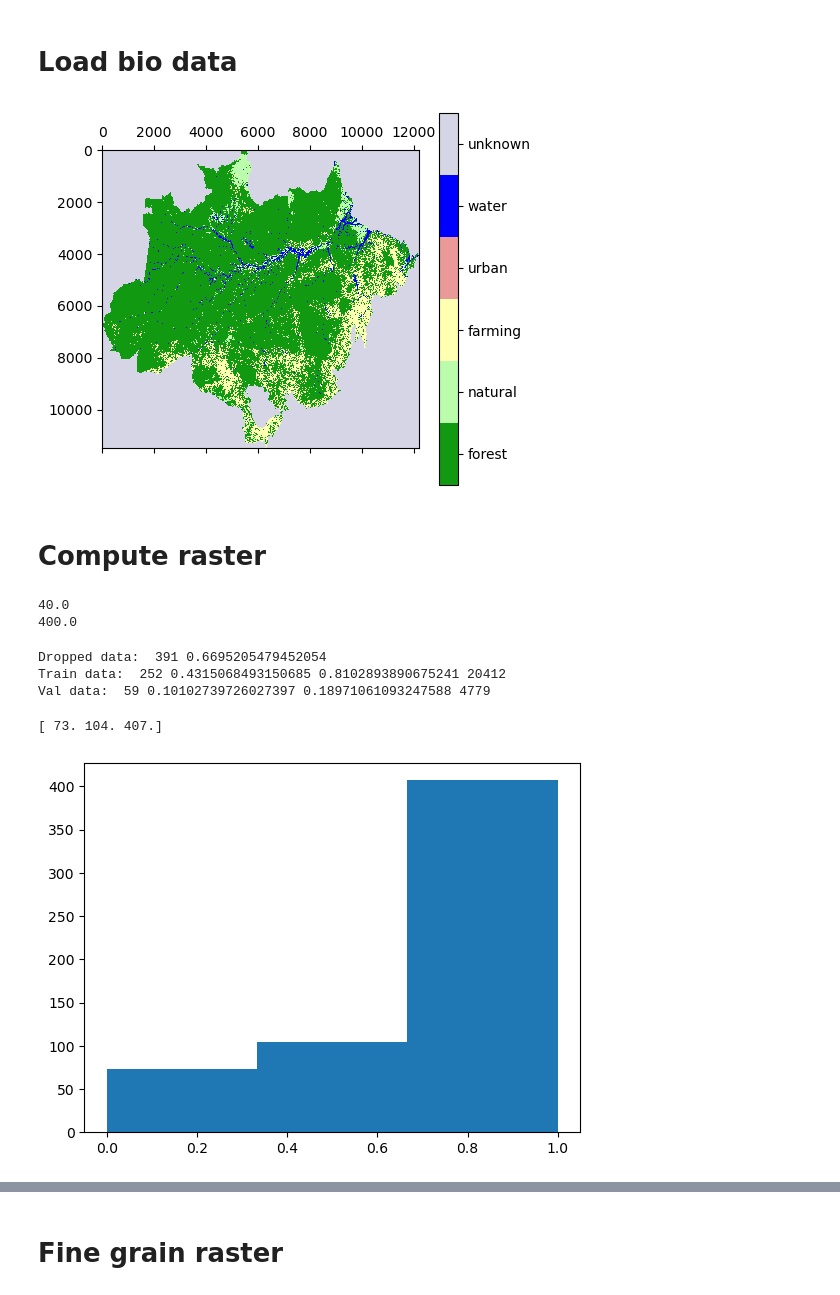
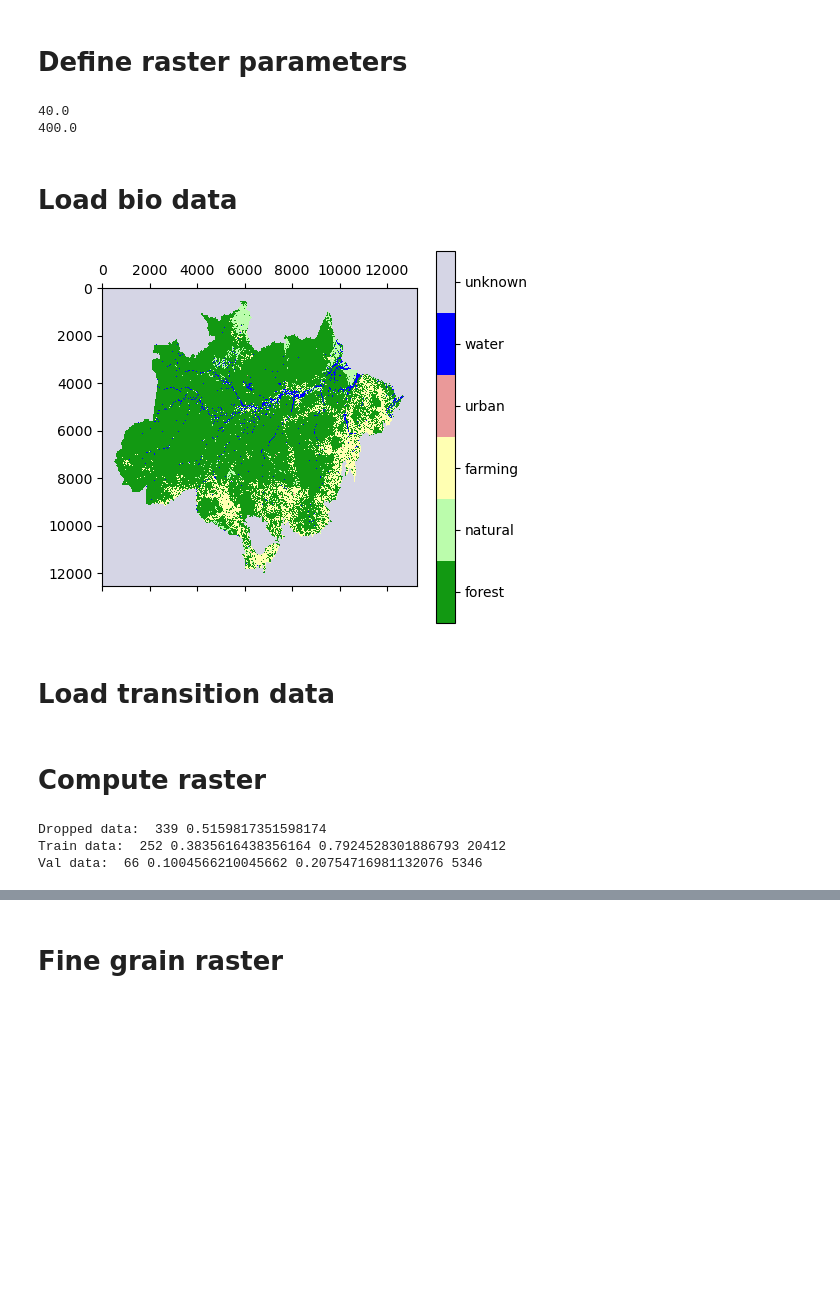
Before and after one commit to TimEngelmann/future-deforestation, a Jupyter notebook: notebooks/data_splitting.ipynb, the cells around one changed output, grey strips where cells are left out. Drawn from its saved outputs; the diff is of its cells as text; code cells hidden in the pictures; blank space fills up the shorter version.

```diff
--- a/notebooks/data_splitting.ipynb
+++ b/notebooks/data_splitting.ipynb
@@ -113,16 +113,54 @@ def preprocess_data(dst_crs, resolution):
 resolution = 250
 dst_crs = 'EPSG:6933'
 preprocess_data(dst_crs, resolution)
+# %% [markdown]
+# Define raster parameters
+# %%
+px_resolution = 250 # calculate from area
+output_ha = 10000
+output_px = np.sqrt(output_ha*10000)/px_resolution
+input_px= 10 * output_px
+delta = input_px - output_px
+
+print(output_px)
+print(input_px)
+# %% [output]
+40.0
+400.0
 # %% [markdown]
 # Load bio data
+# %%
+# function to load biomass data
+def load_processed_biomass_data(year, shape, resolution=250, delta=None):
+    path_bio = f"../data/processed/biomass/amazonia/{resolution}m/" + f"biomass_{year}.tif"
+    with rasterio.open(path_bio) as src:
+        out_meta = src.meta
+        if shape is not None:
+            nodata = 255
+            bio_data, out_transform = rasterio.mask.mask(src, shape, crop=True, nodata=nodata)
+            bio_data = bio_data.squeeze()
+            out_meta.update({"driver": "GTiff",
+                 "height": bio_data.shape[0],
+                 "width": bio_data.shape[1],
+                 "transform": out_transform})
+        else:
+            bio_data = src.read(1)
+    bio_data = torch.from_numpy(bio_data)
+    if delta is not None:
+        diff_x = int((bio_data.shape[1]%delta)/2 + delta)
+        diff_y = int((bio_data.shape[0]%delta)/2 + delta)
+        bio_data = torch.nn.functional.pad(bio_data, (diff_y, diff_y, diff_x, diff_x), value=255)
+    return bio_data, out_meta
 # %%
 year = 2010
-bio_data, bio_data_meta = load_processed_biomass_data(year, None, resolution=250)
+bio_data_2010, bio_data_meta = load_processed_biomass_data(year, None, resolution=250, delta=delta)
 # %%
 cmap = colors.ListedColormap(['#129912','#bbfcac', '#ffffb2', '#ea9999', '#0000ff', '#D5D5E5'])
-mat = plt.matshow(bio_data,cmap=cmap,vmin = -.5, vmax = 5.5)
+mat = plt.matshow(bio_data_2010,cmap=cmap,vmin = -.5, vmax = 5.5)
 cax = plt.colorbar(mat, ticks=np.arange(0,6))
 cax.ax.set_yticklabels(['forest', 'natural', 'farming', 'urban', 'water', 'unknown'])
 plt.show()
 # %% [output]
-[figure, old version]
+[figure, new version]
+# %% [markdown]
+# Load transition data
@@ -129,18 +193,3 @@ plt.show()
 # %% [markdown]
 # Compute raster
-# %%
-px_resolution = 250 # calculate from area
-output_ha = 10000
-output_px = np.sqrt(output_ha*10000)/px_resolution
-input_px= 10 * output_px
-delta = input_px - output_px
-
-height = bio_data.shape[0]
-width = bio_data.shape[1]
-
-print(output_px)
-print(input_px)
-# %% [output]
-40.0
-400.0
 # %%
@@ -175,17 +232,10 @@ dropped_data = train_data[delete_indices]
 train_data = np.delete(train_data, delete_indices, axis=0)
 # %%
 unique_ppp = int(delta / output_px)**2
-print("Dropped data: ", dropped_data.shape[0], dropped_data.shape[0]/len(forest_cover))
-print("Train data: ", train_data.shape[0], train_data.shape[0]/len(forest_cover), train_data.shape[0]/(train_data.shape[0]+val_data.shape[0]), train_data.shape[0]*unique_ppp)
-print("Val data: ", val_data.shape[0], val_data.shape[0]/len(forest_cover), val_data.shape[0]/(train_data.shape[0]+val_data.shape[0]), val_data.shape[0]*unique_ppp)
+print("Dropped data: ", dropped_data.shape[0], dropped_data.shape[0]/len(transition_prior))
+print("Train data: ", train_data.shape[0], train_data.shape[0]/len(transition_prior), train_data.shape[0]/(train_data.shape[0]+val_data.shape[0]), train_data.shape[0]*unique_ppp)
+print("Val data: ", val_data.shape[0], val_data.shape[0]/len(transition_prior), val_data.shape[0]/(train_data.shape[0]+val_data.shape[0]), val_data.shape[0]*unique_ppp)
 # %% [output]
-Dropped data:  391 0.6695205479452054
-Train data:  252 0.4315068493150685 0.8102893890675241 20412
-Val data:  59 0.10102739726027397 0.18971061093247588 4779
+Dropped data:  339 0.5159817351598174
+Train data:  252 0.3835616438356164 0.7924528301886793 20412
+Val data:  66 0.1004566210045662 0.20754716981132076 5346
-# %%
-bin_box = plt.hist(forest_cover, bins=bins)
-print(bin_box[0])
-plt.show()
-# %% [output]
-[ 73. 104. 407.]
-[figure, removed]
```
Also changed, not shown: parts of 15 cells of this notebook, 1 other file.
